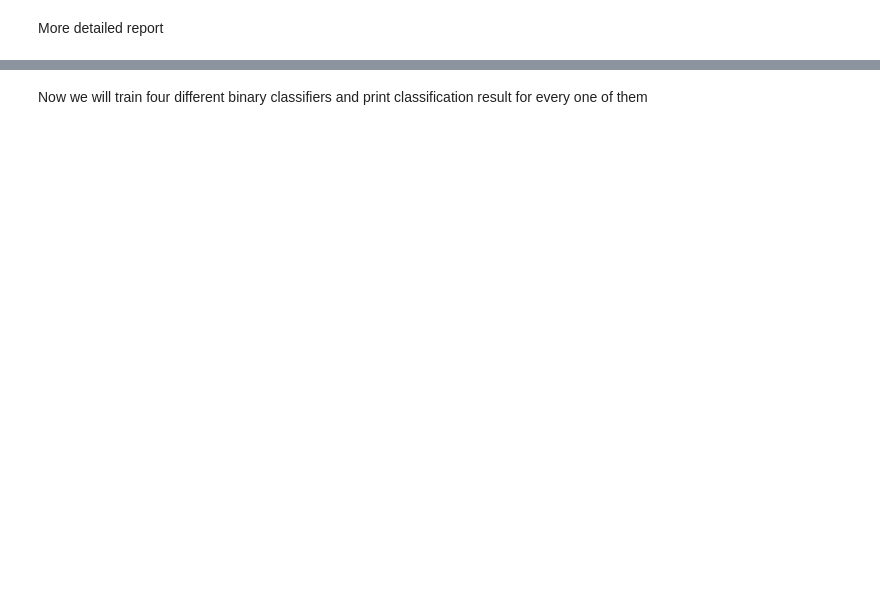
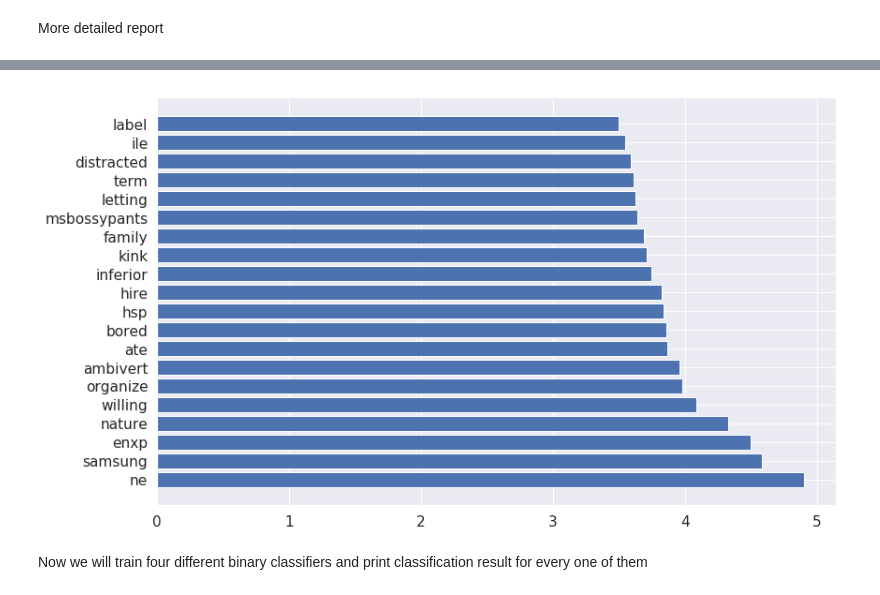
Before and after one commit to aoless/data-science-blog-post, a Jupyter notebook: Personality prediction.ipynb, the cells around one changed output, grey strips where cells are left out. Drawn from its saved outputs; the diff is of its cells as text; code cells hidden in the pictures; blank space fills up the shorter version.

```diff
--- a/Personality prediction.ipynb
+++ b/Personality prediction.ipynb
@@ -268,17 +376,18 @@ plot_coefficients(l_svc, cv.get_feature_names())
 # %%
 def feature_importances(coef, features_names, n_top=-1):
-    """Shows n_top most important features based on classifier coef_ attribute and features names"""
     coef, features_names = zip(*sorted(list(zip(coef, features_names))))
 
     # Show all features
     if n_top == -1:
         n_top = len(features_names)
 
     plt.barh(range(n_top), coef[::-1][0:n_top], align='center')
-    plt.yticks(range(n_top), coef[::-1][0:n_top])
+    plt.yticks(range(n_top), features_names[::-1][0:n_top])
     plt.show()
 
-feature_importances(abs(l_svc.coef_[0]), cv.get_feature_names(), top=20)
+feature_importances(abs(l_svc.coef_[0]), cv.get_feature_names(), n_top=20)
+# %% [output]
+[figure, added]
 # %% [markdown]
 Now we will train four different binary classifiers and print classification result for every one of them
 # %%
```
Also changed, not shown: parts of 42 cells of this notebook.
